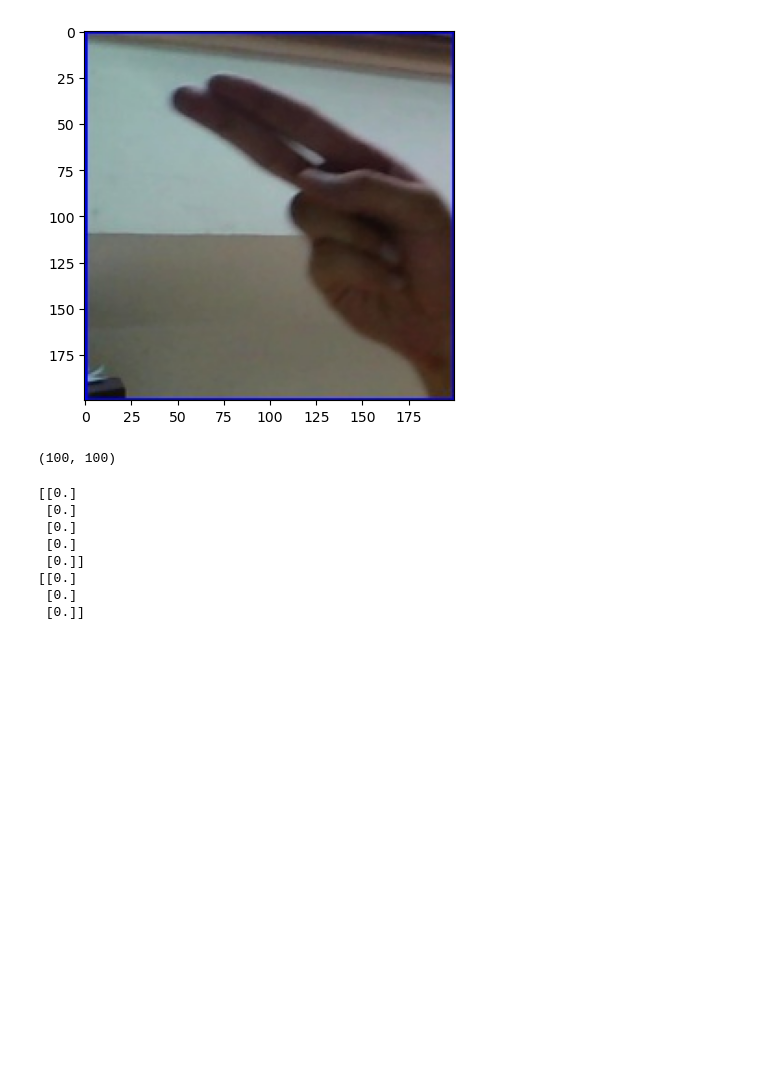
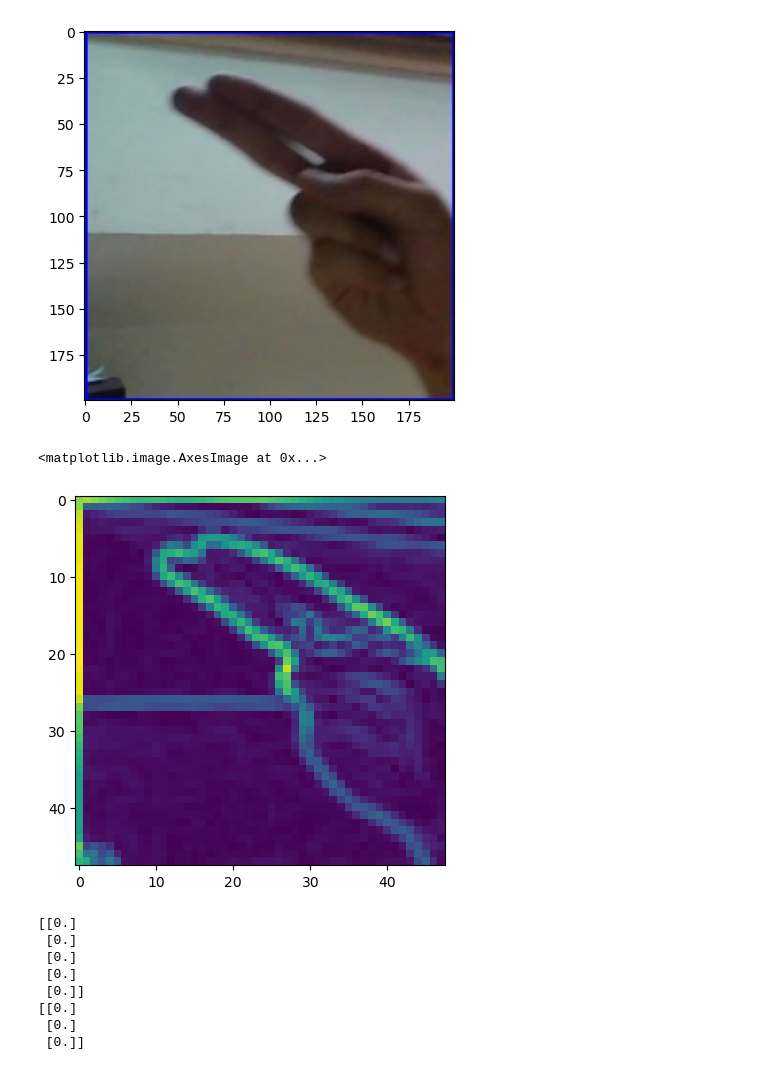
Before and after one commit to unic0rn9k/ASL-translate, a Jupyter notebook: tegnsprogstranslate.ipynb, the cells around one changed output. Saved outputs shown, nothing was run; the diff lists cells and outputs as text; code cells hidden in the pictures; blank space fills up the shorter version.

```diff
--- a/tegnsprogstranslate.ipynb
+++ b/tegnsprogstranslate.ipynb
@@ -51,26 +51,28 @@ p.imshow(image_src)
 [figure]
 # %%
 def preprocess(image_src):
-    image = np.array([n / 255. for n in image_src[:,:,0]]).reshape((200,200))
+    image = np.array([n / 255. for n in image_src[:,:,0]]).reshape((200,200))[::4,::4]
 
     # Define the Sobel filter kernels (constant kernels for edge detection)
     kernel_x = np.array([[-1, 0, 1], [-2, 0, 2], [-1, 0, 1]])
     kernel_y = np.array([[-1, -2, -1], [0, 0, 0], [1, 2, 1]])
 
     # Perform convolution with the kernels to get the horizontal and vertical edges
     edges_x = fftconvolve(image, kernel_x, mode='valid')
     edges_y = fftconvolve(image, kernel_y, mode='valid')
 
     # Combine the horizontal and vertical edges to get the final edge image
     edges = np.sqrt(np.square(edges_x) + np.square(edges_y))
 
     # Normalize the edge image to a range between 0 and 1
     edges = edges / np.max(edges)
-    return image[::2, ::2]
+    return edges
 
-pp_shape = preprocess(image_src).shape
-pp_shape
+pp = preprocess(image_src)
+pp_shape = pp.shape
+p.imshow(pp)
 # %% [output]
-(100, 100)
+<matplotlib.image.AxesImage at 0x...>
+[figure, added]
 # %%
 def rvec(v): # Returns a vector as a single row matrix
```
Also changed, not shown: parts of 18 cells of this notebook, 1 other file.
